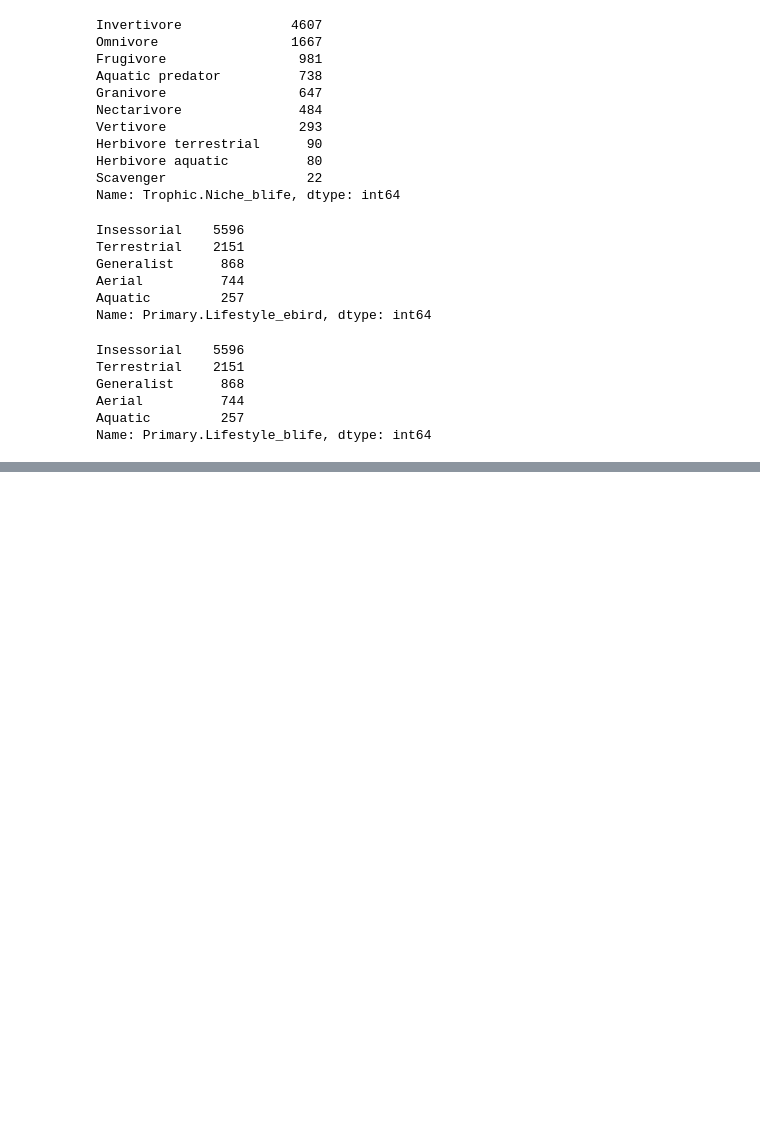
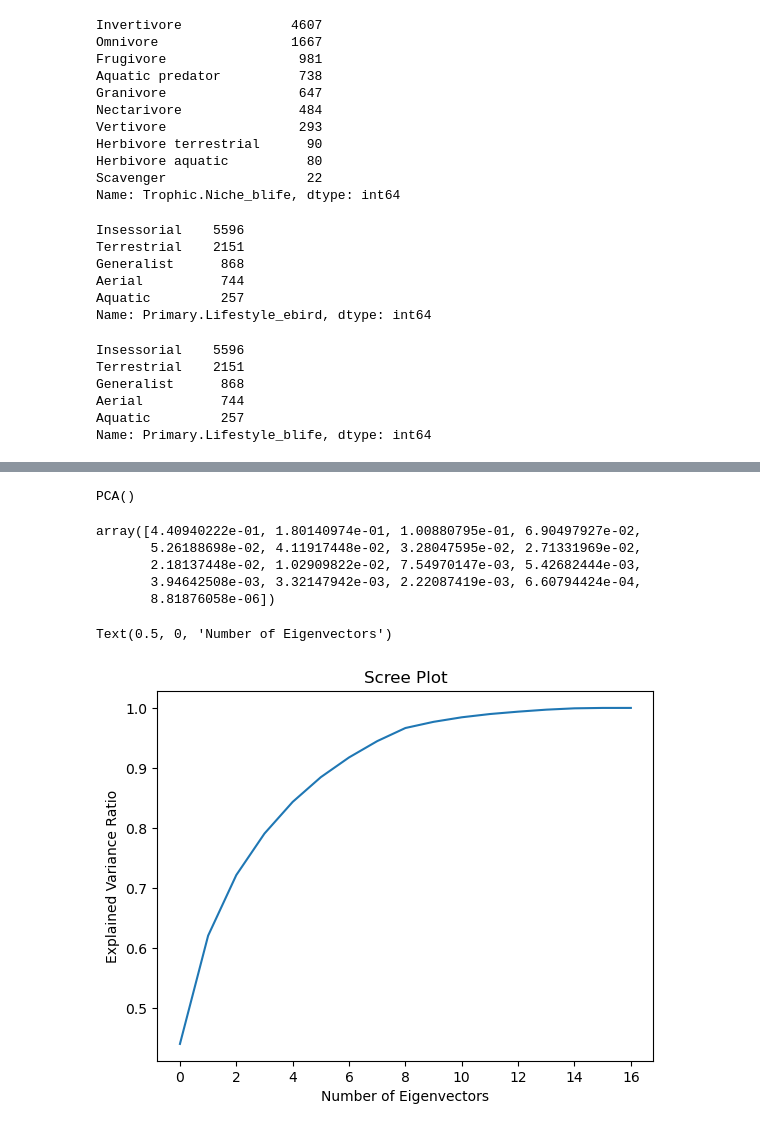
Before and after one commit to devendragovil/explorations_func_data, a Jupyter notebook: notebook_meeting/bird-features-eda.ipynb, the cells around one changed output, grey strips where cells are left out. Saved outputs shown, nothing was run; the diff lists cells and outputs as text; code cells hidden in the pictures; blank space fills up the shorter version.

```diff
--- a/notebook_meeting/bird-features-eda.ipynb
+++ b/notebook_meeting/bird-features-eda.ipynb
@@ -408,0 +509,19 @@ For lacy meeting:
+# %%
+std = StandardScaler()
+pca = PCA()
+# %%
+X_std = std.fit_transform(X)
+# %%
+pca.fit(X_std)
+# %% [output]
+PCA()
+# %%
+pca.explained_variance_ratio_
+# %% [output]
+array([4.40940222e-01, 1.80140974e-01, 1.00880795e-01, 6.90497927e-02,
+       5.26188698e-02, 4.11917448e-02, 3.28047595e-02, 2.71331969e-02,
+       2.18137448e-02, 1.02909822e-02, 7.54970147e-03, 5.42682444e-03,
+       3.94642508e-03, 3.32147942e-03, 2.22087419e-03, 6.60794424e-04,
+       8.81876058e-06])
+# %%
+scree = np.cumsum(pca.explained_variance_ratio_)
@@ -408,0 +530,8 @@ For lacy meeting:
+# %%
+plt.plot(scree)
+plt.title("Scree Plot")
+plt.ylabel("Explained Variance Ratio")
+plt.xlabel("Number of Eigenvectors")
+# %% [output]
+Text(0.5, 0, 'Number of Eigenvectors')
+[figure, added]
```
Also changed, not shown: parts of 22 cells of this notebook, 1 other file.
